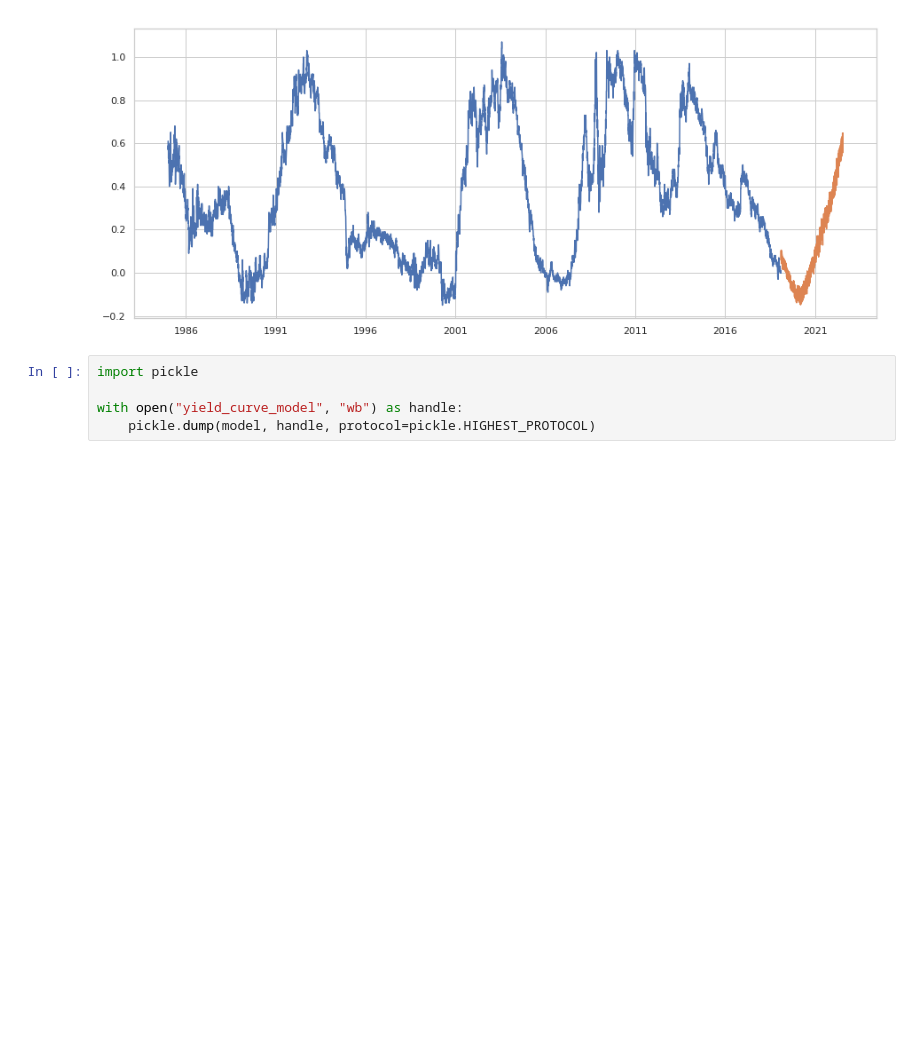
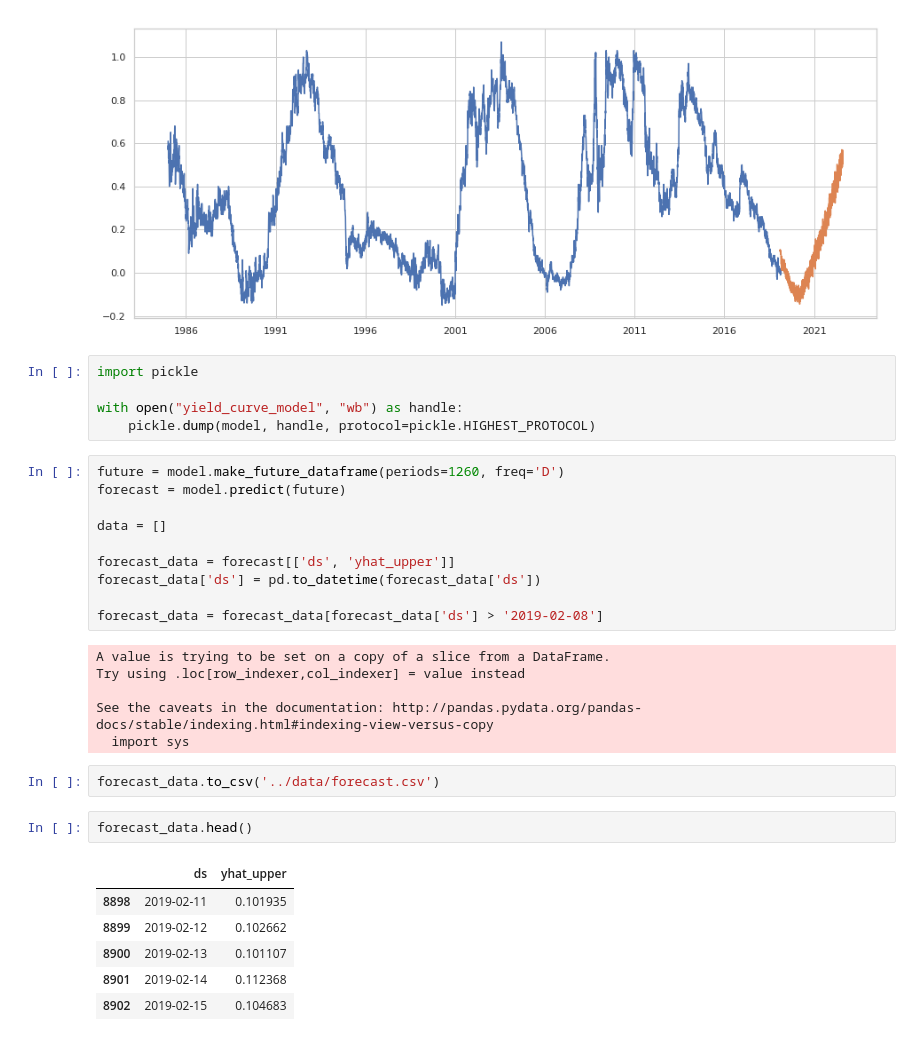
Before and after one commit to guyandtheworld/recession, a Jupyter notebook: model/Bond Analysis.ipynb, the cells around one changed output. Drawn from its saved outputs; the diff is of its cells as text; blank space fills up the shorter version.

Commit message:
Create function for forecasting but it doesnt work

```diff
--- a/model/Bond Analysis.ipynb
+++ b/model/Bond Analysis.ipynb
@@ -201,3 +196,30 @@ import pickle
 
 with open("yield_curve_model", "wb") as handle:
     pickle.dump(model, handle, protocol=pickle.HIGHEST_PROTOCOL)
+# %%
+future = model.make_future_dataframe(periods=1260, freq='D')
+forecast = model.predict(future)
+
+data = []
+
+forecast_data = forecast[['ds', 'yhat_upper']]
+forecast_data['ds'] = pd.to_datetime(forecast_data['ds'])
+
+forecast_data = forecast_data[forecast_data['ds'] > '2019-02-08']
+# %% [output]
+A value is trying to be set on a copy of a slice from a DataFrame.
+Try using .loc[row_indexer,col_indexer] = value instead
+
+See the caveats in the documentation: http://pandas.pydata.org/pandas-docs/stable/indexing.html#indexing-view-versus-copy
+  import sys
+# %%
+forecast_data.to_csv('../data/forecast.csv')
+# %%
+forecast_data.head()
+# %% [output]
+|  | ds | yhat_upper |
+| 8898 | 2019-02-11 | 0.101935 |
+| 8899 | 2019-02-12 | 0.102662 |
+| 8900 | 2019-02-13 | 0.101107 |
+| 8901 | 2019-02-14 | 0.112368 |
+| 8902 | 2019-02-15 | 0.104683 |
```
Also changed, not shown: parts of 8 cells of this notebook, 5 other files.
